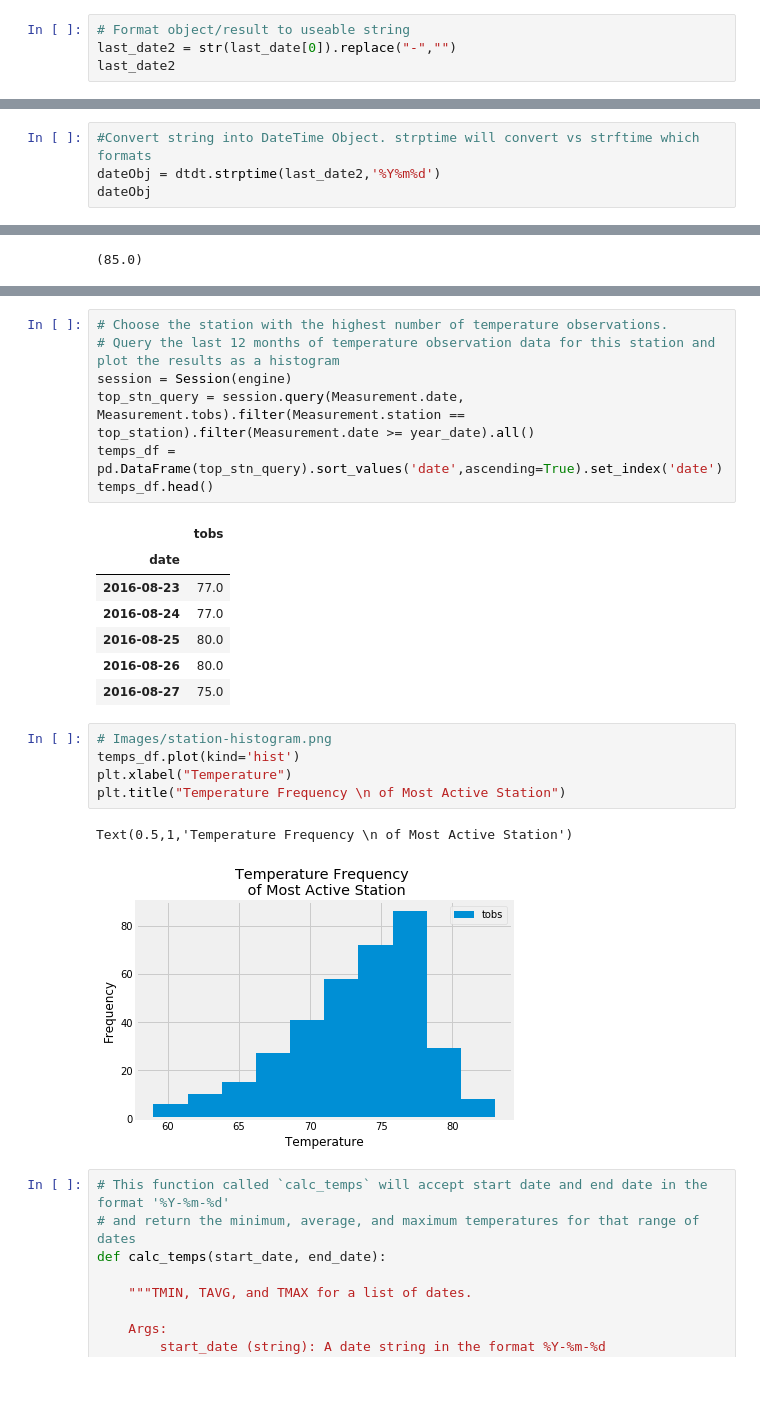
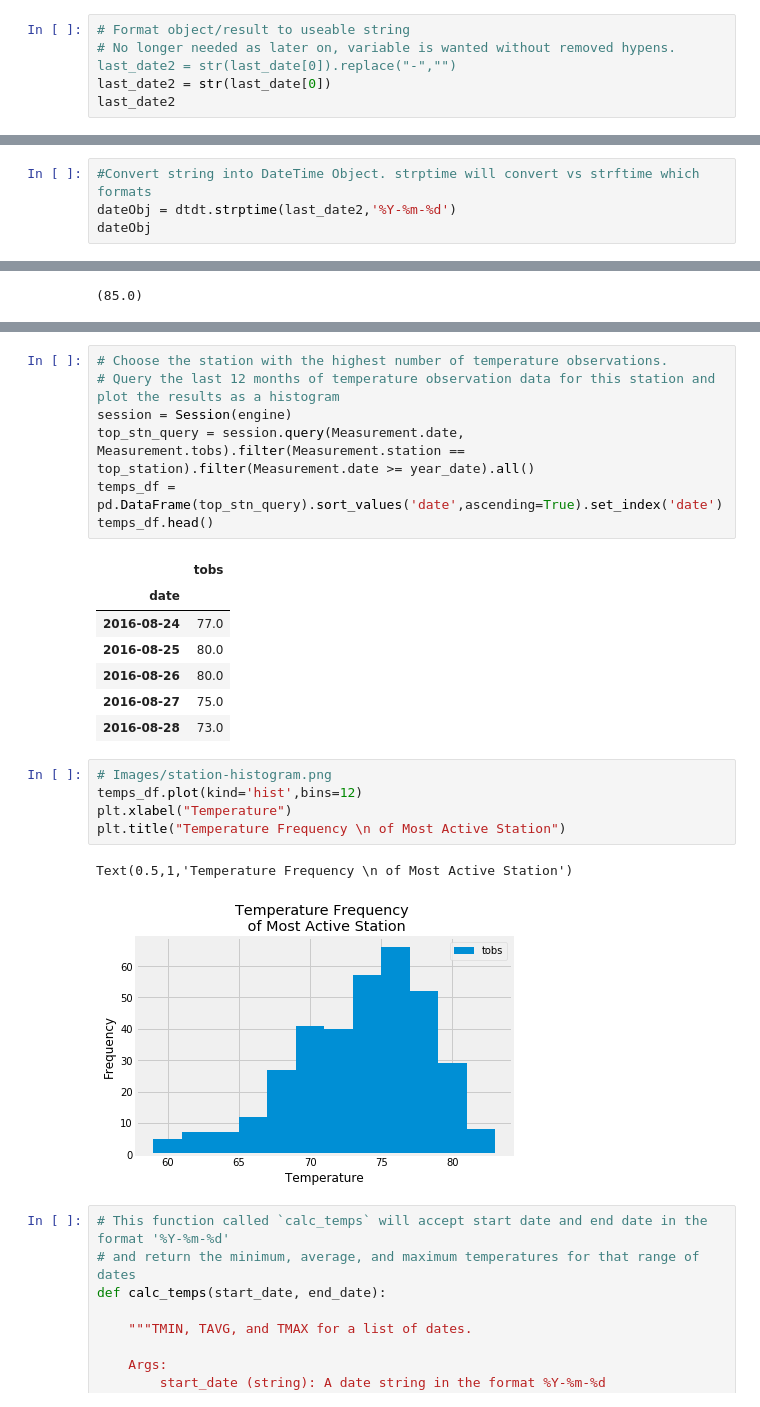
Before and after one commit to DinielleNelson/Climate-Analysis, a Jupyter notebook: climate_starter.ipynb, the cells around one changed output, grey strips where cells are left out. Cells and saved outputs as stored; diff of their text form.

```diff
--- a/climate_starter.ipynb
+++ b/climate_starter.ipynb
@@ -76,6 +76,7 @@ last_date
 ('2017-08-23')
 # %%
 # Format object/result to useable string
-last_date2 = str(last_date[0]).replace("-","")
+# No longer needed as later on, variable is wanted without removed hypens. last_date2 = str(last_date[0]).replace("-","")
+last_date2 = str(last_date[0])
 last_date2
 # %% [output]
@@ -86,7 +87,7 @@ last_date2
 #year_date = '2016-08-23'
 # %%
 #Convert string into DateTime Object. strptime will convert vs strftime which formats
-dateObj = dtdt.strptime(last_date2,'%Y%m%d')
+dateObj = dtdt.strptime(last_date2,'%Y-%m-%d')
 dateObj
 # %% [output]
 datetime.datetime(2017, 8, 23, 0, 0)
@@ -221,19 +229,19 @@ temps_df.head()
 # %% [output]
 |  | tobs |
 | date |  |
-| 2016-08-23 | 77.0 |
 | 2016-08-24 | 77.0 |
 | 2016-08-25 | 80.0 |
 | 2016-08-26 | 80.0 |
 | 2016-08-27 | 75.0 |
+| 2016-08-28 | 73.0 |
 # %%
 # Images/station-histogram.png
-temps_df.plot(kind='hist')
+temps_df.plot(kind='hist',bins=12)
 plt.xlabel("Temperature")
 plt.title("Temperature Frequency \n of Most Active Station")
 # %% [output]
 Text(0.5,1,'Temperature Frequency \n of Most Active Station')
-[figure, old version]
+[figure, new version]
 # %%
 # This function called `calc_temps` will accept start date and end date in the format '%Y-%m-%d'
 # and return the minimum, average, and maximum temperatures for that range of dates
```
Also changed, not shown: parts of 15 cells of this notebook.
